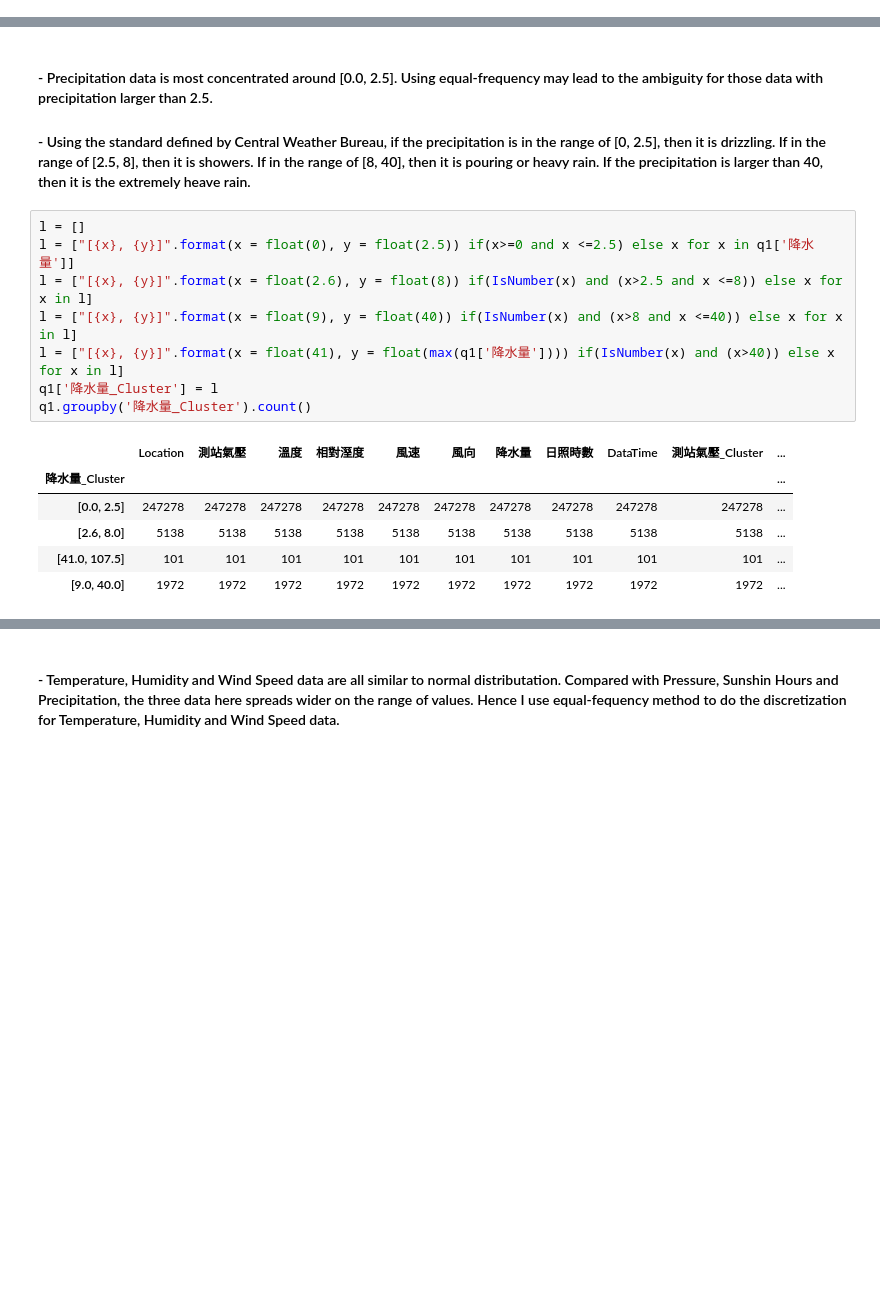
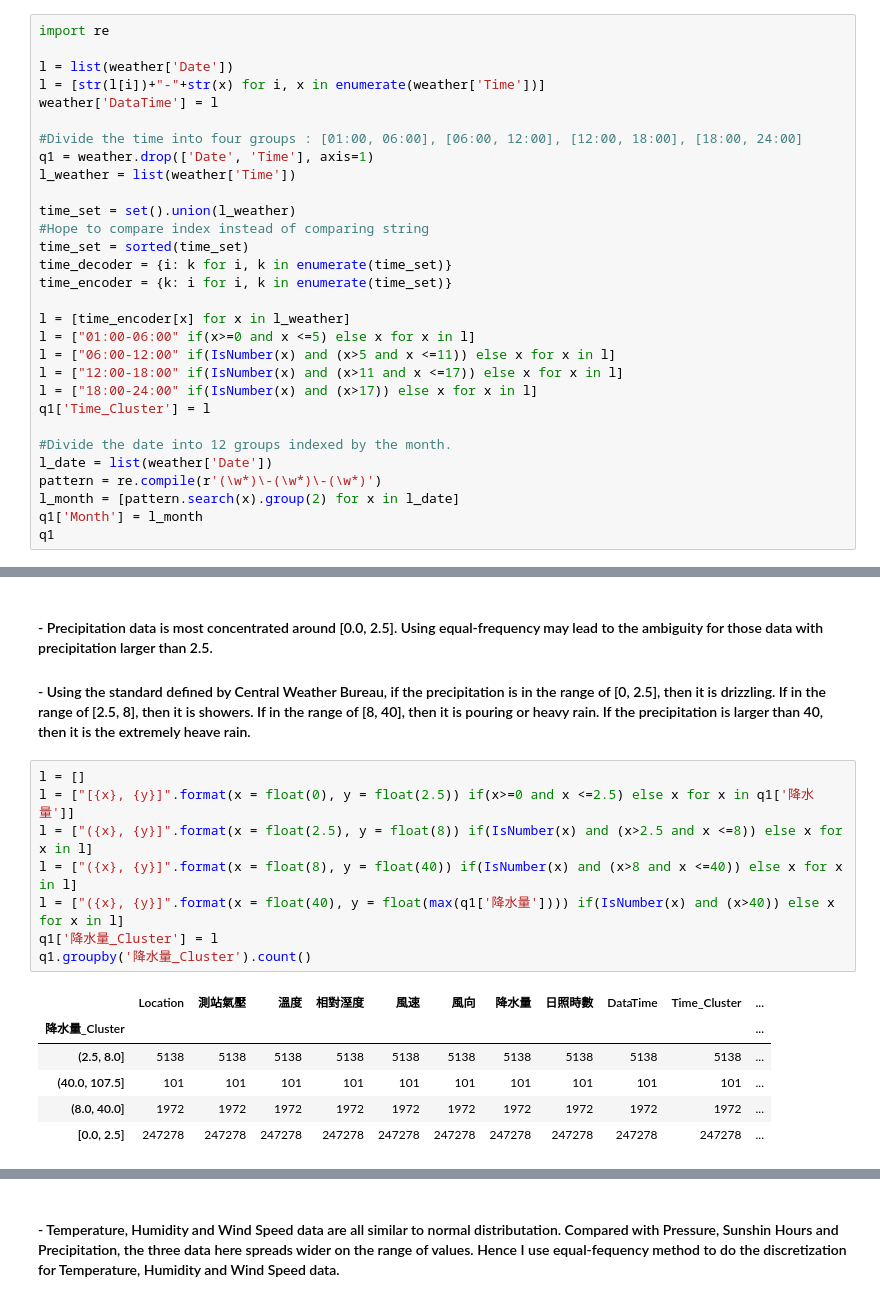
Before and after one commit to Coslate/DataMining_Lab2, a Jupyter notebook: DM106-2_Lab2_Weather.ipynb, the cells around one changed output, grey strips where cells are left out. Saved outputs shown, nothing was run; the diff lists cells and outputs as text; blank space fills up the shorter version.

```diff
--- a/DM106-2_Lab2_Weather.ipynb
+++ b/DM106-2_Lab2_Weather.ipynb
@@ -125,0 +110,30 @@ q1.head(200)
+# %%
+import re
+
+l = list(weather['Date'])
+l = [str(l[i])+"-"+str(x) for i, x in enumerate(weather['Time'])]
+weather['DataTime'] = l
+
+#Divide the time into four groups : [01:00, 06:00], [06:00, 12:00], [12:00, 18:00], [18:00, 24:00]
+q1 = weather.drop(['Date', 'Time'], axis=1)
+l_weather = list(weather['Time'])
+
+time_set = set().union(l_weather)
+#Hope to compare index instead of comparing string
+time_set = sorted(time_set)
+time_decoder = {i: k for i, k in enumerate(time_set)}
+time_encoder = {k: i for i, k in enumerate(time_set)}
+
+l = [time_encoder[x] for x in l_weather]
+l = ["01:00-06:00" if(x>=0 and x <=5) else x for x in l]
+l = ["06:00-12:00" if(IsNumber(x) and (x>5 and x <=11)) else x for x in l]
+l = ["12:00-18:00" if(IsNumber(x) and (x>11 and x <=17)) else x for x in l]
+l = ["18:00-24:00" if(IsNumber(x) and (x>17)) else x for x in l]
+q1['Time_Cluster'] = l
+
+#Divide the date into 12 groups indexed by the month.
+l_date = list(weather['Date'])
+pattern = re.compile(r'(\w*)\-(\w*)\-(\w*)')
+l_month = [pattern.search(x).group(2) for x in l_date]
+q1['Month'] = l_month
+q1
@@ -229,18 +288,18 @@ q1.groupby('日照時數_Cluster').count()
 # %%
 l = []
 l = ["[{x}, {y}]".format(x = float(0), y = float(2.5)) if(x>=0 and x <=2.5) else x for x in q1['降水量']]
-l = ["[{x}, {y}]".format(x = float(2.6), y = float(8)) if(IsNumber(x) and (x>2.5 and x <=8)) else x for x in l]
-l = ["[{x}, {y}]".format(x = float(9), y = float(40)) if(IsNumber(x) and (x>8 and x <=40)) else x for x in l]
-l = ["[{x}, {y}]".format(x = float(41), y = float(max(q1['降水量']))) if(IsNumber(x) and (x>40)) else x for x in l]
+l = ["({x}, {y}]".format(x = float(2.5), y = float(8)) if(IsNumber(x) and (x>2.5 and x <=8)) else x for x in l]
+l = ["({x}, {y}]".format(x = float(8), y = float(40)) if(IsNumber(x) and (x>8 and x <=40)) else x for x in l]
+l = ["({x}, {y}]".format(x = float(40), y = float(max(q1['降水量']))) if(IsNumber(x) and (x>40)) else x for x in l]
 q1['降水量_Cluster'] = l
 q1.groupby('降水量_Cluster').count()
 # %% [output]
-|  | Location | 測站氣壓 | 溫度 | 相對溼度 | 風速 | 風向 | 降水量 | 日照時數 | DataTime | 測站氣壓_Cluster | ... |
+|  | Location | 測站氣壓 | 溫度 | 相對溼度 | 風速 | 風向 | 降水量 | 日照時數 | DataTime | Time_Cluster | ... |
 | 降水量_Cluster |  |  |  |  |  |  |  |  |  |  | ... |
+| (2.5, 8.0] | 5138 | 5138 | 5138 | 5138 | 5138 | 5138 | 5138 | 5138 | 5138 | 5138 | ... |
+| (40.0, 107.5] | 101 | 101 | 101 | 101 | 101 | 101 | 101 | 101 | 101 | 101 | ... |
+| (8.0, 40.0] | 1972 | 1972 | 1972 | 1972 | 1972 | 1972 | 1972 | 1972 | 1972 | 1972 | ... |
 | [0.0, 2.5] | 247278 | 247278 | 247278 | 247278 | 247278 | 247278 | 247278 | 247278 | 247278 | 247278 | ... |
-| [2.6, 8.0] | 5138 | 5138 | 5138 | 5138 | 5138 | 5138 | 5138 | 5138 | 5138 | 5138 | ... |
-| [41.0, 107.5] | 101 | 101 | 101 | 101 | 101 | 101 | 101 | 101 | 101 | 101 | ... |
-| [9.0, 40.0] | 1972 | 1972 | 1972 | 1972 | 1972 | 1972 | 1972 | 1972 | 1972 | 1972 | ... |
 # %%
 q1.head(300)
 #q1.groupby('Location').count()
```
Also changed, not shown: parts of 11 cells of this notebook.
